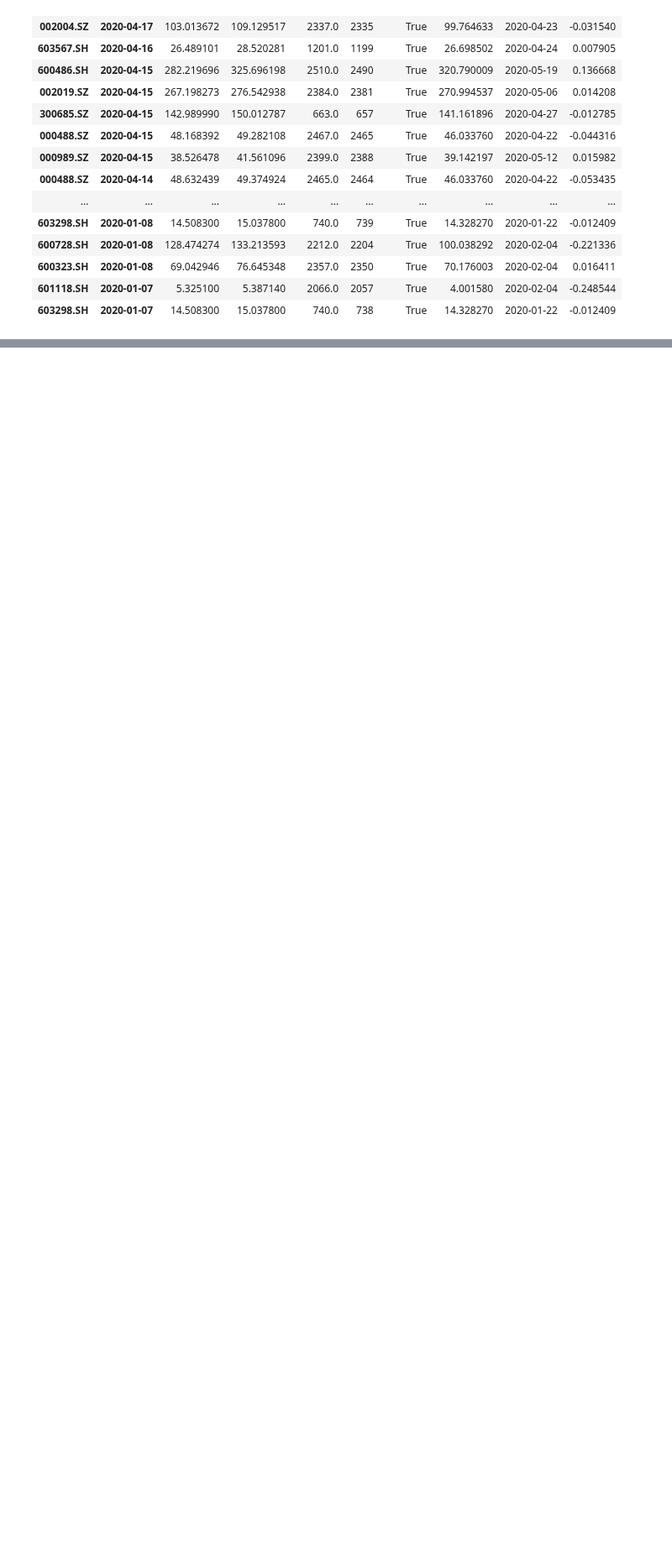
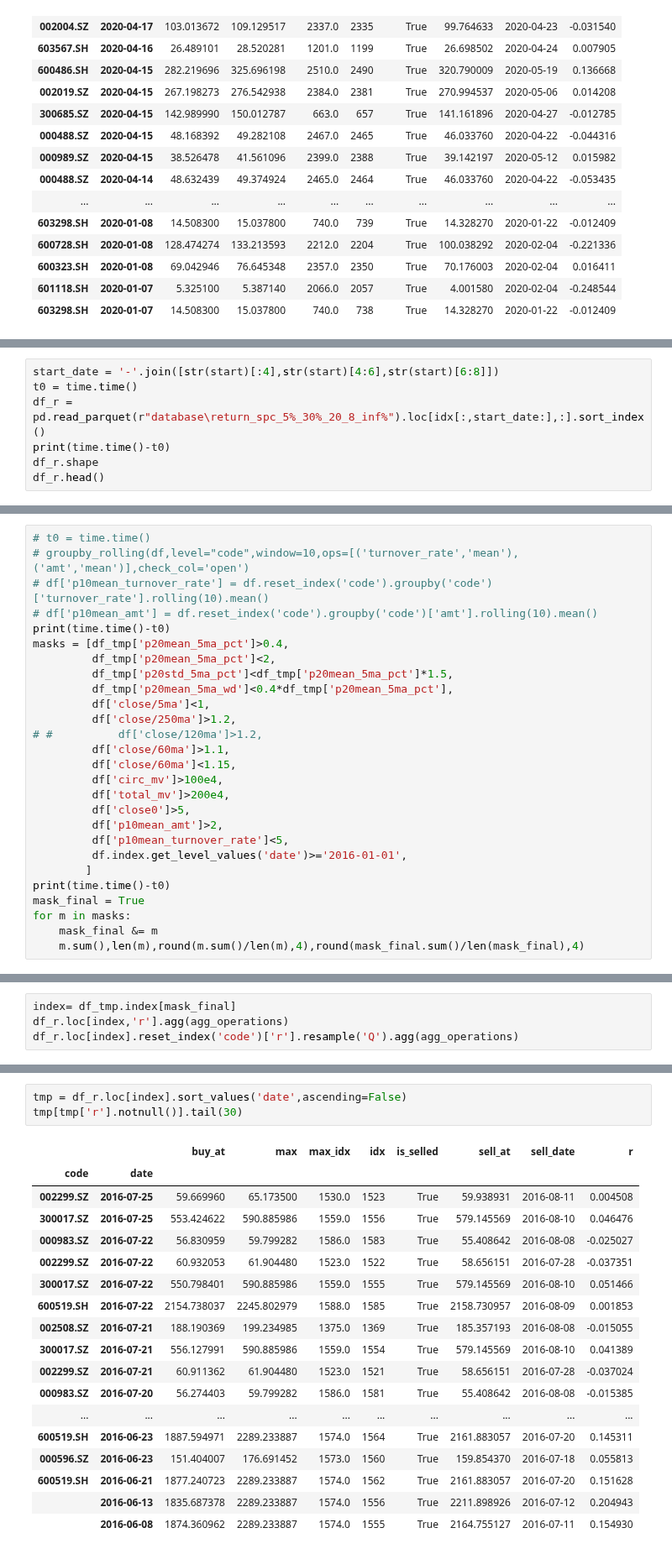
Before and after one commit to Bantorra0/Quant, a Jupyter notebook: Untitled1.ipynb, the cells around one changed output, grey strips where cells are left out. Shown at 84% size. Drawn from its saved outputs; the diff is of its cells as text; blank space fills up the shorter version.

```diff
--- a/Untitled1.ipynb
+++ b/Untitled1.ipynb
@@ -473,0 +555,7 @@ tmp[tmp['r'].notnull()].head(100)
+# %%
+start_date = '-'.join([str(start)[:4],str(start)[4:6],str(start)[6:8]])
+t0 = time.time()
+df_r = pd.read_parquet(r"database\return_spc_5%_30%_20_8_inf%").loc[idx[:,start_date:],:].sort_index()
+print(time.time()-t0)
+df_r.shape
+df_r.head()
@@ -473,0 +589,27 @@ tmp[tmp['r'].notnull()].head(100)
+# %%
+# t0 = time.time()
+# groupby_rolling(df,level="code",window=10,ops=[('turnover_rate','mean'),('amt','mean')],check_col='open')
+# df['p10mean_turnover_rate'] = df.reset_index('code').groupby('code')['turnover_rate'].rolling(10).mean()
+# df['p10mean_amt'] = df.reset_index('code').groupby('code')['amt'].rolling(10).mean()
+print(time.time()-t0)
+masks = [df_tmp['p20mean_5ma_pct']>0.4,
+         df_tmp['p20mean_5ma_pct']<2,
+         df_tmp['p20std_5ma_pct']<df_tmp['p20mean_5ma_pct']*1.5,
+         df_tmp['p20mean_5ma_wd']<0.4*df_tmp['p20mean_5ma_pct'],
+         df['close/5ma']<1,
+         df['close/250ma']>1.2,
+# #          df['close/120ma']>1.2,
+         df['close/60ma']>1.1,
+         df['close/60ma']<1.15,
+         df['circ_mv']>100e4,
+         df['total_mv']>200e4,
+         df['close0']>5,
+         df['p10mean_amt']>2,
+         df['p10mean_turnover_rate']<5,
+         df.index.get_level_values('date')>='2016-01-01',
+        ]
+print(time.time()-t0)
+mask_final = True
+for m in masks:
+    mask_final &= m
+    m.sum(),len(m),round(m.sum()/len(m),4),round(mask_final.sum()/len(mask_final),4)
@@ -473,0 +631,4 @@ tmp[tmp['r'].notnull()].head(100)
+# %%
+index= df_tmp.index[mask_final]
+df_r.loc[index,'r'].agg(agg_operations)
+df_r.loc[index].reset_index('code')['r'].resample('Q').agg(agg_operations)
@@ -473,0 +662,22 @@ tmp[tmp['r'].notnull()].head(100)
+# %%
+tmp = df_r.loc[index].sort_values('date',ascending=False)
+tmp[tmp['r'].notnull()].tail(30)
+# %% [output]
+|  |  | buy_at | max | max_idx | idx | is_selled | sell_at | sell_date | r |
+| code | date |  |  |  |  |  |  |  |  |
+| 002299.SZ | 2016-07-25 | 59.669960 | 65.173500 | 1530.0 | 1523 | True | 59.938931 | 2016-08-11 | 0.004508 |
+| 300017.SZ | 2016-07-25 | 553.424622 | 590.885986 | 1559.0 | 1556 | True | 579.145569 | 2016-08-10 | 0.046476 |
+| 000983.SZ | 2016-07-22 | 56.830959 | 59.799282 | 1586.0 | 1583 | True | 55.408642 | 2016-08-08 | -0.025027 |
+| 002299.SZ | 2016-07-22 | 60.932053 | 61.904480 | 1523.0 | 1522 | True | 58.656151 | 2016-07-28 | -0.037351 |
+| 300017.SZ | 2016-07-22 | 550.798401 | 590.885986 | 1559.0 | 1555 | True | 579.145569 | 2016-08-10 | 0.051466 |
+| 600519.SH | 2016-07-22 | 2154.738037 | 2245.802979 | 1588.0 | 1585 | True | 2158.730957 | 2016-08-09 | 0.001853 |
+| 002508.SZ | 2016-07-21 | 188.190369 | 199.234985 | 1375.0 | 1369 | True | 185.357193 | 2016-08-08 | -0.015055 |
+| 300017.SZ | 2016-07-21 | 556.127991 | 590.885986 | 1559.0 | 1554 | True | 579.145569 | 2016-08-10 | 0.041389 |
+| 002299.SZ | 2016-07-21 | 60.911362 | 61.904480 | 1523.0 | 1521 | True | 58.656151 | 2016-07-28 | -0.037024 |
+| 000983.SZ | 2016-07-20 | 56.274403 | 59.799282 | 1586.0 | 1581 | True | 55.408642 | 2016-08-08 | -0.015385 |
+| ... | ... | ... | ... | ... | ... | ... | ... | ... | ... |
+| 600519.SH | 2016-06-23 | 1887.594971 | 2289.233887 | 1574.0 | 1564 | True | 2161.883057 | 2016-07-20 | 0.145311 |
+| 000596.SZ | 2016-06-23 | 151.404007 | 176.691452 | 1573.0 | 1560 | True | 159.854370 | 2016-07-18 | 0.055813 |
+| 600519.SH | 2016-06-21 | 1877.240723 | 2289.233887 | 1574.0 | 1562 | True | 2161.883057 | 2016-07-20 | 0.151628 |
+|  | 2016-06-13 | 1835.687378 | 2289.233887 | 1574.0 | 1556 | True | 2211.898926 | 2016-07-12 | 0.204943 |
+|  | 2016-06-08 | 1874.360962 | 2289.233887 | 1574.0 | 1555 | True | 2164.755127 | 2016-07-11 | 0.154930 |
```
Also changed, not shown: parts of 8 cells of this notebook, 2 other files.
